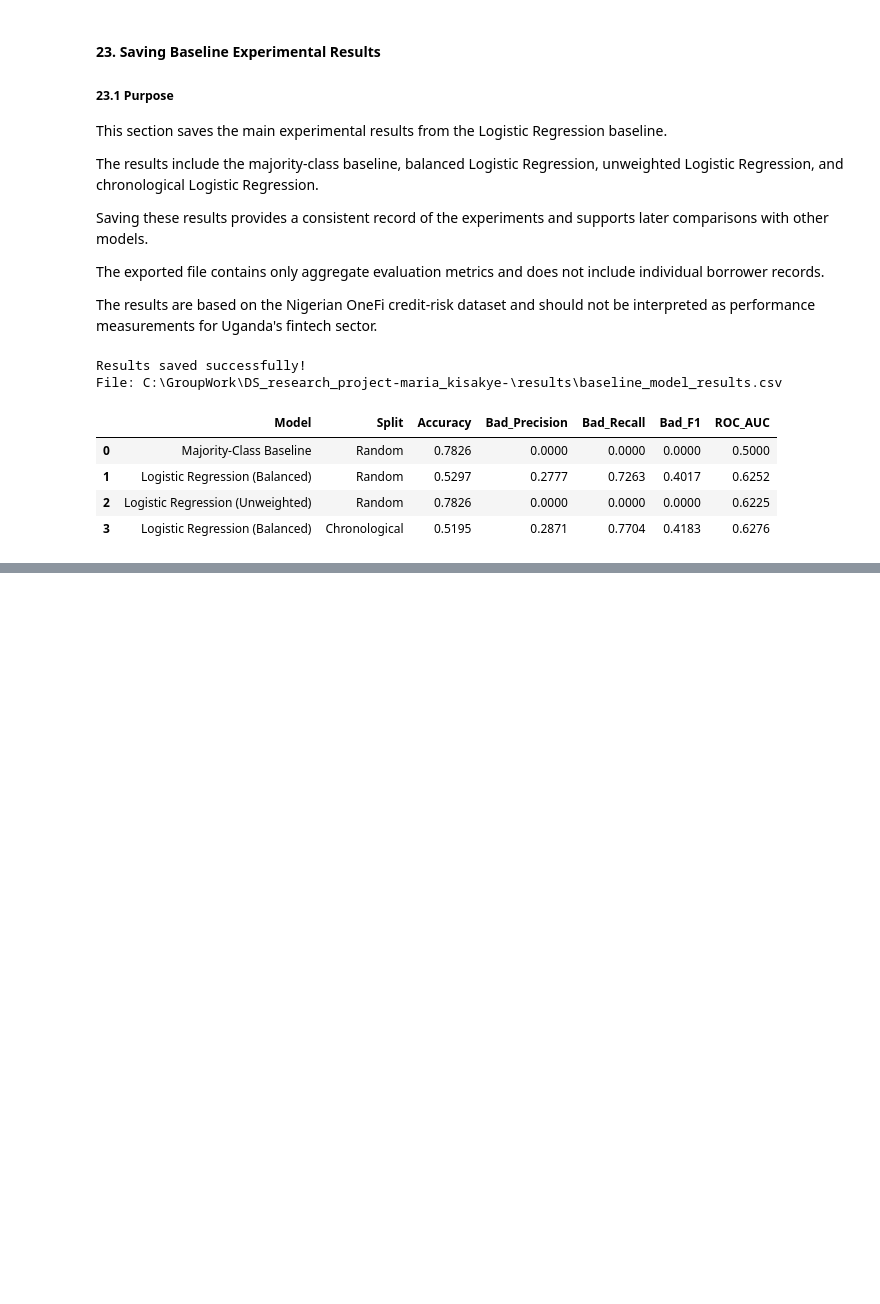
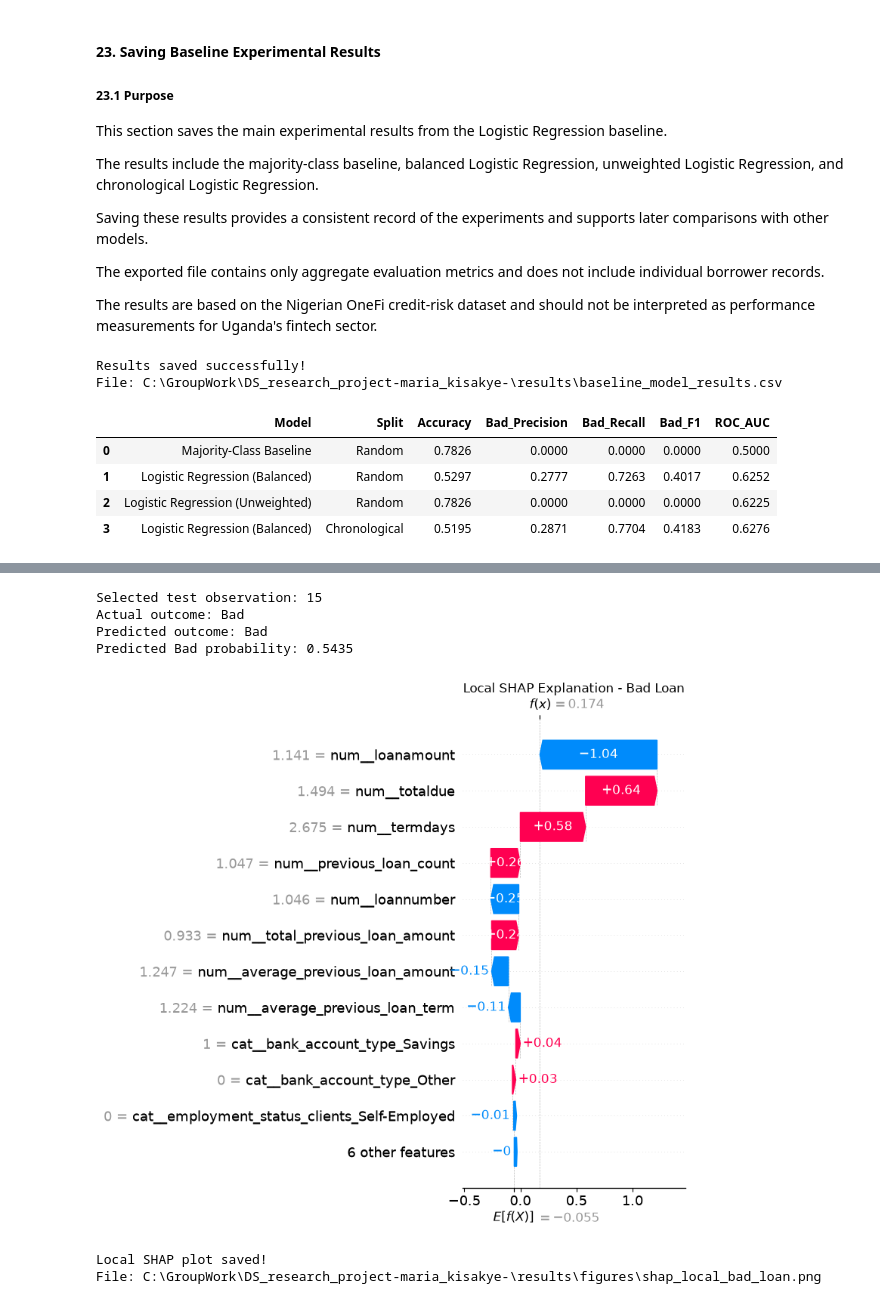
Before and after one commit to maria-kisakye/DS_research_project-maria_kisakye-, a Jupyter notebook: notebooks/01_data_exploration.ipynb, the cells around one changed output, grey strips where cells are left out. Saved outputs shown, nothing was run; the diff lists cells and outputs as text; code cells hidden in the pictures; blank space fills up the shorter version.

```diff
--- a/notebooks/01_data_exploration.ipynb
+++ b/notebooks/01_data_exploration.ipynb
@@ -1570,0 +1845,64 @@ File: C:\GroupWork\DS_research_project-maria_kisakye-\results\baseline_model_res
+# %%
+
+import numpy as np
+import matplotlib.pyplot as plt
+from pathlib import Path
+
+# Find correctly identified Bad loans
+correct_bad_indices = np.where(
+    (np.asarray(y_test) == "Bad") &
+    (np.asarray(y_pred) == "Bad")
+)[0]
+
+if len(correct_bad_indices) == 0:
+    raise ValueError(
+        "No correctly predicted Bad loans found."
+    )
+
+# Select the first correctly identified Bad loan
+sample_index = int(correct_bad_indices[0])
+
+print("Selected test observation:", sample_index)
+print("Actual outcome:", y_test.iloc[sample_index])
+print("Predicted outcome:", y_pred[sample_index])
+print(
+    "Predicted Bad probability:",
+    round(float(y_bad_probability[sample_index]), 4)
+)
+
+# Generate SHAP waterfall plot
+shap.plots.waterfall(
+    shap_values_bad[sample_index],
+    max_display=12,
+    show=False
+)
+
+plt.title("Local SHAP Explanation - Bad Loan")
+plt.tight_layout()
+
+# Save the figure
+figures_dir = Path("../results/figures")
+figures_dir.mkdir(parents=True, exist_ok=True)
+
+local_plot_path = (
+    figures_dir / "shap_local_bad_loan.png"
+)
+
+plt.savefig(
+    local_plot_path,
+    dpi=300,
+    bbox_inches="tight"
+)
+
+plt.show()
+
+print("\nLocal SHAP plot saved!")
+print("File:", local_plot_path.resolve())
+# %% [output]
+Selected test observation: 15
+Actual outcome: Bad
+Predicted outcome: Bad
+Predicted Bad probability: 0.5435
+[figure, added]
+Local SHAP plot saved!
+File: C:\GroupWork\DS_research_project-maria_kisakye-\results\figures\shap_local_bad_loan.png
```
Also changed, not shown: parts of 13 cells of this notebook, 2 other files.
